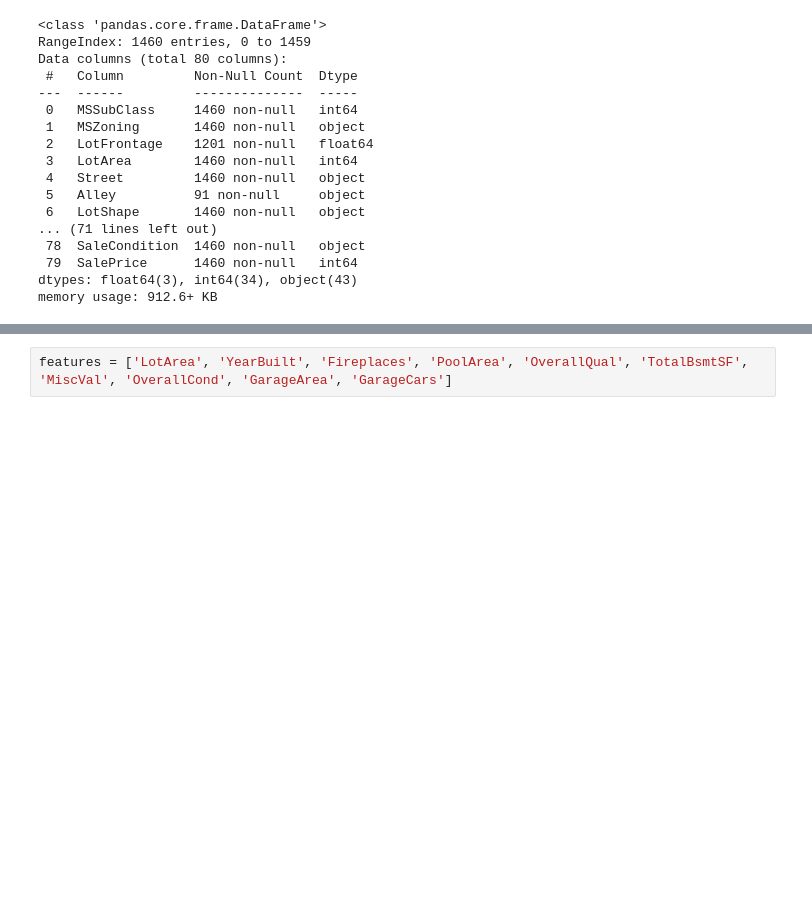
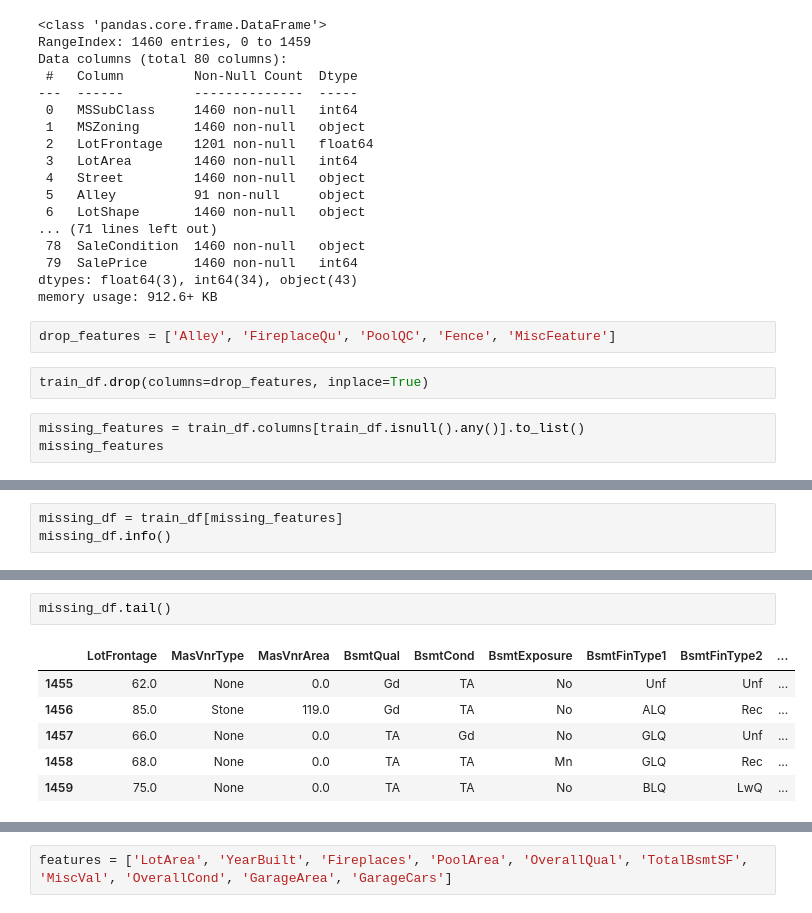
Before and after one commit to Afraz496/data-science-portfolio, a Jupyter notebook: housing_price.ipynb, the cells around one changed output, grey strips where cells are left out. Drawn from its saved outputs; the diff is of its cells as text; blank space fills up the shorter version.

```diff
--- a/housing_price.ipynb
+++ b/housing_price.ipynb
@@ -38,3 +69,10 @@ Data columns (total 80 columns):
  79  SalePrice      1460 non-null   int64
 dtypes: float64(3), int64(34), object(43)
 memory usage: 912.6+ KB
+# %%
+drop_features = ['Alley', 'FireplaceQu', 'PoolQC', 'Fence', 'MiscFeature']
+# %%
+train_df.drop(columns=drop_features, inplace=True)
+# %%
+missing_features = train_df.columns[train_df.isnull().any()].to_list()
+missing_features
@@ -40,0 +94,3 @@ memory usage: 912.6+ KB
+# %%
+missing_df = train_df[missing_features]
+missing_df.info()
@@ -40,0 +115,9 @@ memory usage: 912.6+ KB
+# %%
+missing_df.tail()
+# %% [output]
+|  | LotFrontage | MasVnrType | MasVnrArea | BsmtQual | BsmtCond | BsmtExposure | BsmtFinType1 | BsmtFinType2 | ... |
+| 1455 | 62.0 | None | 0.0 | Gd | TA | No | Unf | Unf | ... |
+| 1456 | 85.0 | Stone | 119.0 | Gd | TA | No | ALQ | Rec | ... |
+| 1457 | 66.0 | None | 0.0 | TA | Gd | No | GLQ | Unf | ... |
+| 1458 | 68.0 | None | 0.0 | TA | TA | Mn | GLQ | Rec | ... |
+| 1459 | 75.0 | None | 0.0 | TA | TA | No | BLQ | LwQ | ... |
```
Also changed, not shown: parts of 7 cells of this notebook, 1 other file.
